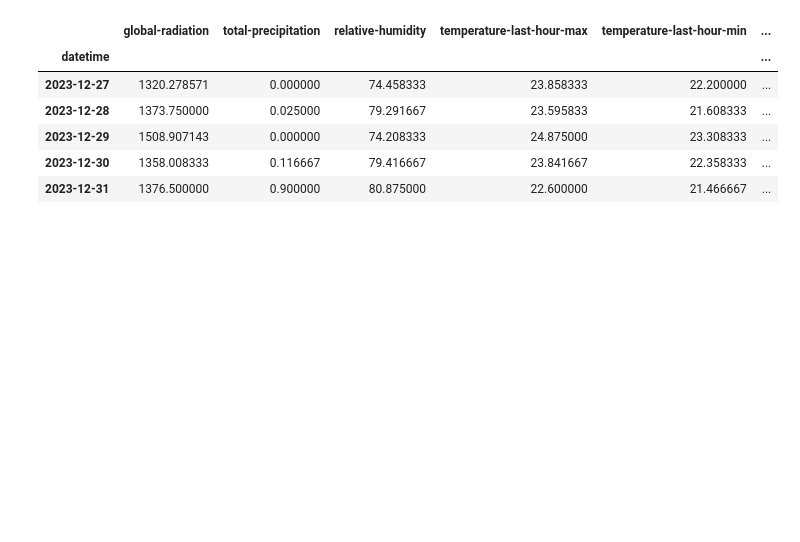
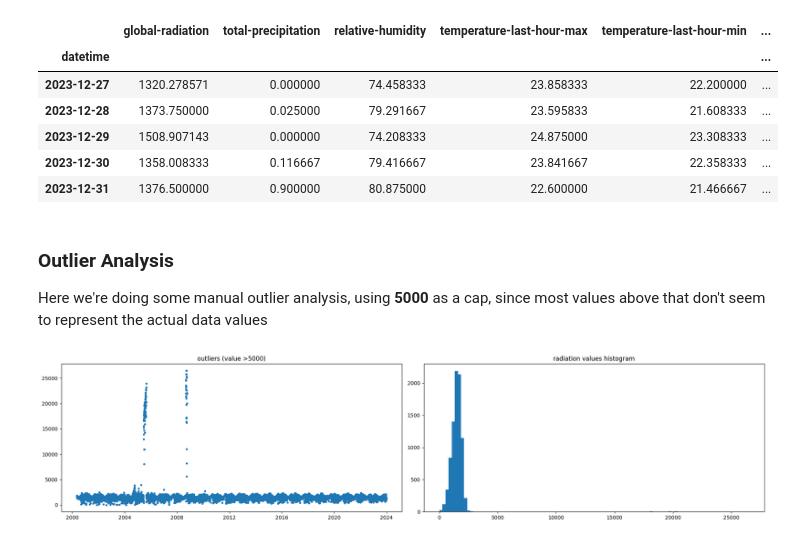
Before and after one commit to fellipessanha/solar-studies, a Jupyter notebook: presentation.ipynb, the cells around one changed output. Cells and saved outputs as stored; diff of their text form; code cells hidden in the pictures; blank space fills up the shorter version.

```diff
--- a/presentation.ipynb
+++ b/presentation.ipynb
@@ -29,12 +38,13 @@ input_data.tail()
 # %%
 from src.grouping_data import (
     group_df_by_day,
+    make_rolling_window,
     DEFAULT_INDEX_COLUMN,
     DEFAULT_TARGET_COLUMN,
 )
 
-target = DEAFULT_TARGET_COLUMN
-idx = DEAFULT_INDEX_COLUMN
+target = DEFAULT_TARGET_COLUMN
+idx = DEFAULT_INDEX_COLUMN
 
 by_day = group_df_by_day(input_data, idx, target)
 by_day.tail()
@@ -46,3 +56,22 @@ by_day.tail()
 | 2023-12-29 | 1508.907143 | 0.000000 | 74.208333 | 24.875000 | 23.308333 | ... |
 | 2023-12-30 | 1358.008333 | 0.116667 | 79.416667 | 23.841667 | 22.358333 | ... |
 | 2023-12-31 | 1376.500000 | 0.900000 | 80.875000 | 22.600000 | 21.466667 | ... |
+# %% [markdown]
+### Outlier Analysis
+Here we're doing some manual outlier analysis, using **5000** as a cap, since most values above that don't seem to represent the actual data values
+# %%
+fig, ax = plt.subplots(1, 2)
+fig.set_figwidth(20)
+cap = 5000
+
+ax[0].set_title(f"outliers (value >{cap})")
+ax[0].plot(by_day.loc[by_day[target] > 0, target], ".")
+
+ax[1].set_title("radiation values histogram")
+ax[1].hist(by_day[target], 100)
+
+plt.tight_layout()
+
+by_day = by_day.loc[by_day[target] < cap]
+# %% [output]
+[figure, added]
```
Also changed, not shown: parts of 10 cells of this notebook, 1 other file.
